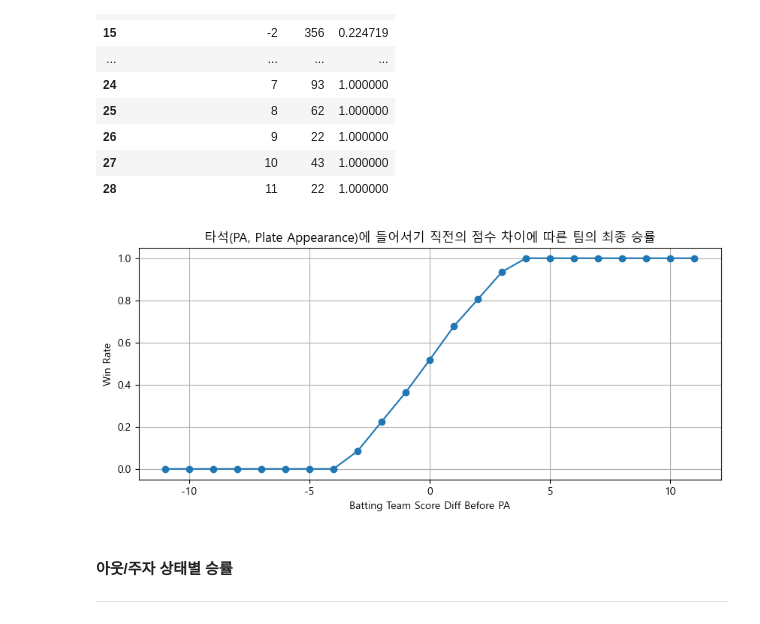
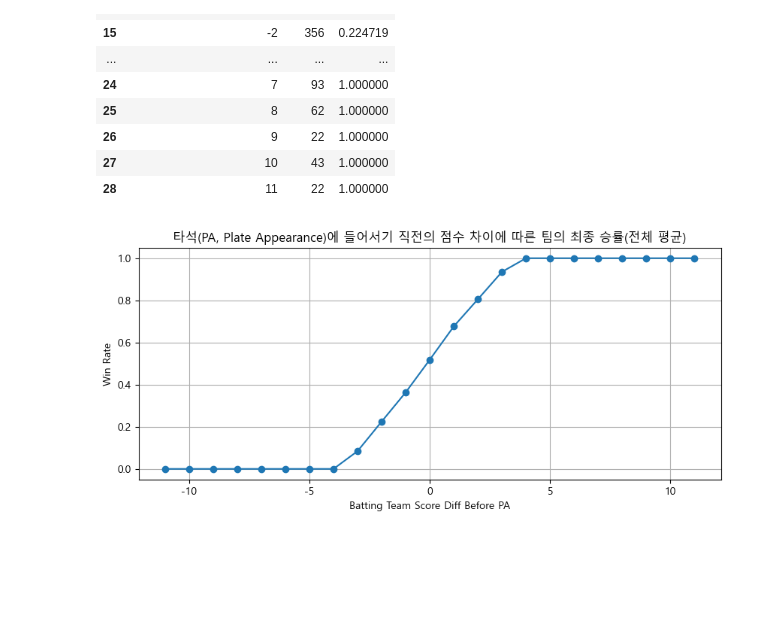
Before and after one commit to Donghaeng-LOTTO/Donghaeng-LOTTO, a Jupyter notebook: analysis/eda_master_table.ipynb, the cells around one changed output. Saved outputs shown, nothing was run; the diff lists cells and outputs as text; code cells hidden in the pictures; blank space fills up the shorter version.

```diff
--- a/analysis/eda_master_table.ipynb
+++ b/analysis/eda_master_table.ipynb
@@ -391,17 +306,14 @@ score_diff_win_filtered
 # %%
 plt.figure(figsize=(10, 4))
 plt.plot(
     score_diff_win_filtered["batting_score_diff_before"],
     score_diff_win_filtered["mean"],
     marker="o"
 )
 plt.xlabel("Batting Team Score Diff Before PA")
 plt.ylabel("Win Rate")
-plt.title("타석(PA, Plate Appearance)에 들어서기 직전의 점수 차이에 따른 팀의 최종 승률")
+plt.title("타석(PA, Plate Appearance)에 들어서기 직전의 점수 차이에 따른 팀의 최종 승률(전체 평균)")
 plt.grid(True)
 plt.show()
 # %% [output]
-[figure, old version]
+[figure, new version]
-# %% [markdown]
-#### 아웃/주자 상태별 승률
----
```
Also changed, not shown: parts of 47 cells of this notebook, 2 other files.
